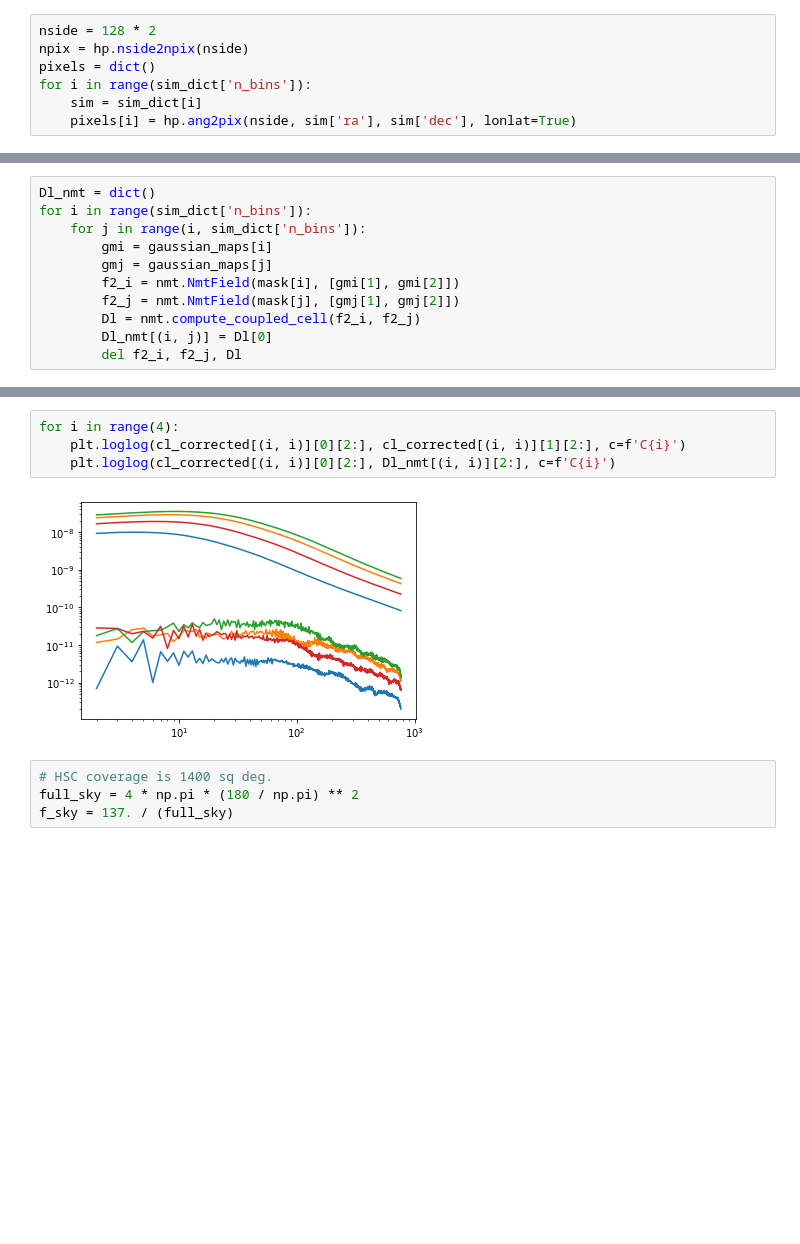
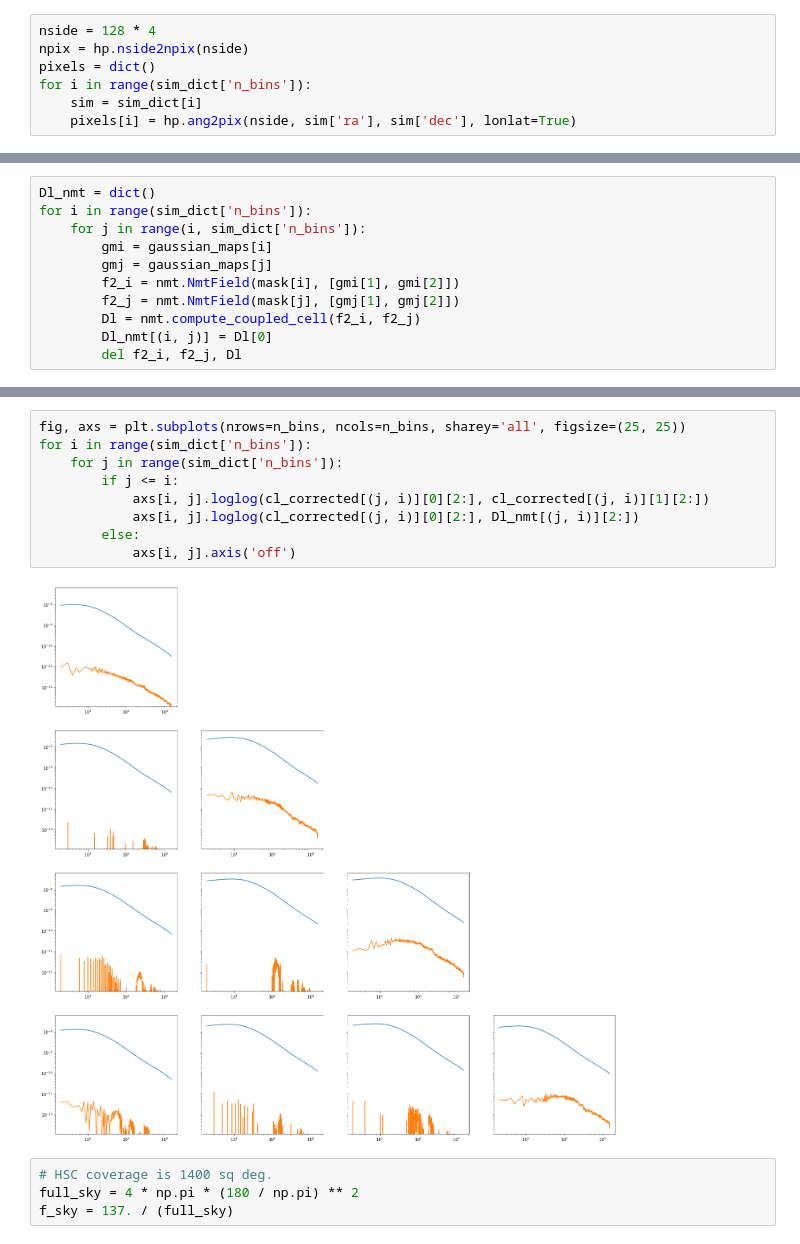
Before and after one commit to sukhdeep2/skylens_lite, a Jupyter notebook: notebooks/Correction.ipynb, the cells around one changed output, grey strips where cells are left out. Cells and saved outputs as stored; diff of their text form; blank space fills up the shorter version.

Commit message:
Add cleaner plot

```diff
--- a/notebooks/Correction.ipynb
+++ b/notebooks/Correction.ipynb
@@ -50,7 +51,7 @@ for i, sim in enumerate(sims):
     }
 sim_dict['n_bins'] = len(sim_dict.keys())
 # %%
-nside = 128 * 2
+nside = 128 * 4
 npix = hp.nside2npix(nside)
 pixels = dict()
 for i in range(sim_dict['n_bins']):
@@ -161,9 +167,14 @@ for i in range(sim_dict['n_bins']):
 # %%
-for i in range(4):
-    plt.loglog(cl_corrected[(i, i)][0][2:], cl_corrected[(i, i)][1][2:], c=f'C{i}')
-    plt.loglog(cl_corrected[(i, i)][0][2:], Dl_nmt[(i, i)][2:], c=f'C{i}')
+fig, axs = plt.subplots(nrows=n_bins, ncols=n_bins, sharey='all', figsize=(25, 25))
+for i in range(sim_dict['n_bins']):
+    for j in range(sim_dict['n_bins']):
+        if j <= i:
+            axs[i, j].loglog(cl_corrected[(j, i)][0][2:], cl_corrected[(j, i)][1][2:])
+            axs[i, j].loglog(cl_corrected[(j, i)][0][2:], Dl_nmt[(j, i)][2:])
+        else:
+            axs[i, j].axis('off')
 # %% [output]
-[figure, old version]
+[figure, new version]
 # %%
 # HSC coverage is 1400 sq deg.
 full_sky = 4 * np.pi * (180 / np.pi) ** 2
```
Also changed, not shown: parts of 15 cells of this notebook.
